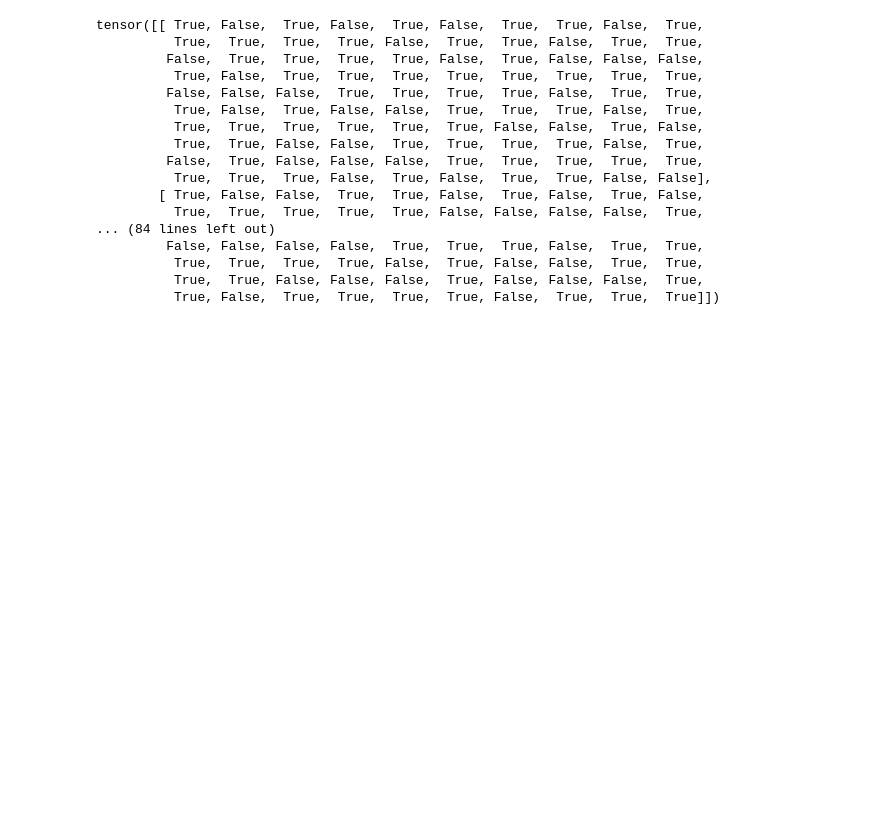
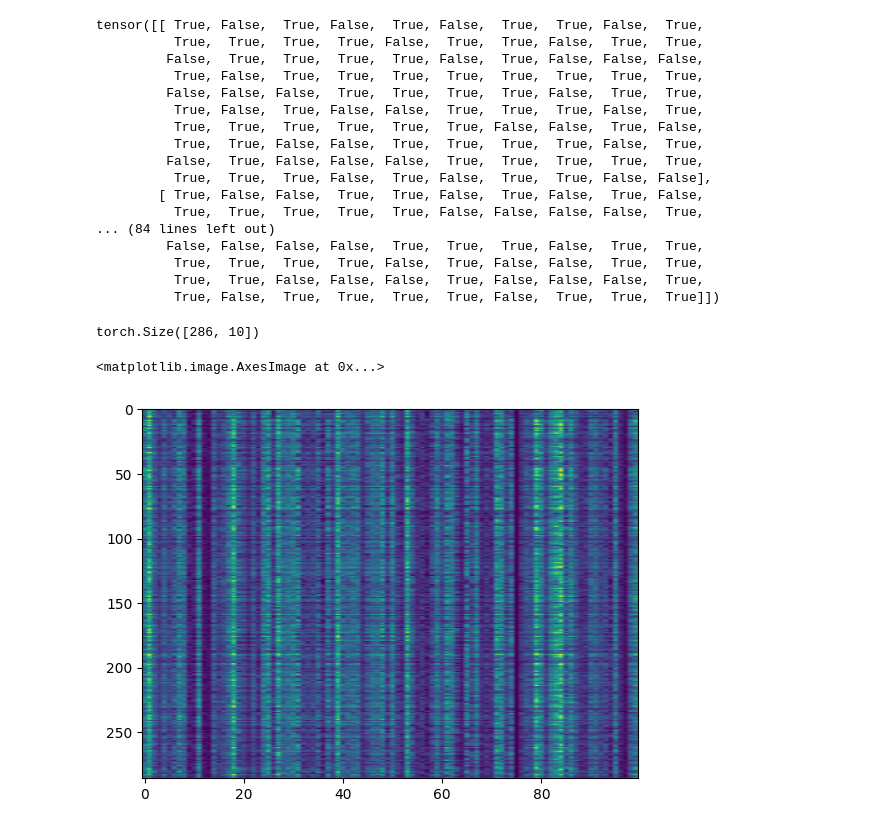
Before and after one commit to mariakesa/NeuroGarage, a Jupyter notebook: scott_linderman_course/SimpleSpikeSorting.ipynb, the cells around one changed output. Cells and saved outputs as stored; diff of their text form; code cells hidden in the pictures; blank space fills up the shorter version.

Commit message:
amplitudes

```diff
--- a/scott_linderman_course/SimpleSpikeSorting.ipynb
+++ b/scott_linderman_course/SimpleSpikeSorting.ipynb
@@ -12,6 +12,7 @@ torch.manual_seed(1337)
 # Parameters for the distribution
 K = 10
 T = 100
+N=286
 
 # Create an Exponential distribution with rate parameter 1.0
 distribution = torch.distributions.exponential.Exponential(1.0)
@@ -71,3 +72,27 @@ tensor([[ True, False,  True, False,  True, False,  True,  True, False,  True,
           True,  True,  True,  True, False,  True, False, False,  True,  True,
           True,  True, False, False, False,  True, False, False, False,  True,
           True, False,  True,  True,  True,  True, False,  True,  True,  True]])
+# %%
+weights = torch.distributions.Uniform(0, 1).sample((N, K))
+
+# Calculate the Gram matrix: weights.T @ weights
+gram_matrix = weights.T @ weights
+
+# Extract the diagonal elements (which are the squared column norms)
+squared_norms = gram_matrix.diag()
+
+# Take the square root of the diagonal elements to get the column norms
+column_lengths = torch.sqrt(squared_norms)
+
+# Normalize each column by its respective length
+normalized_weights = weights / column_lengths
+# %%
+normalized_weights
+normalized_weights.shape
+# %% [output]
+torch.Size([286, 10])
+# %%
+plt.imshow(normalized_weights@amplitudes,aspect='auto')
+# %% [output]
+<matplotlib.image.AxesImage at 0x...>
+[figure, added]
```
